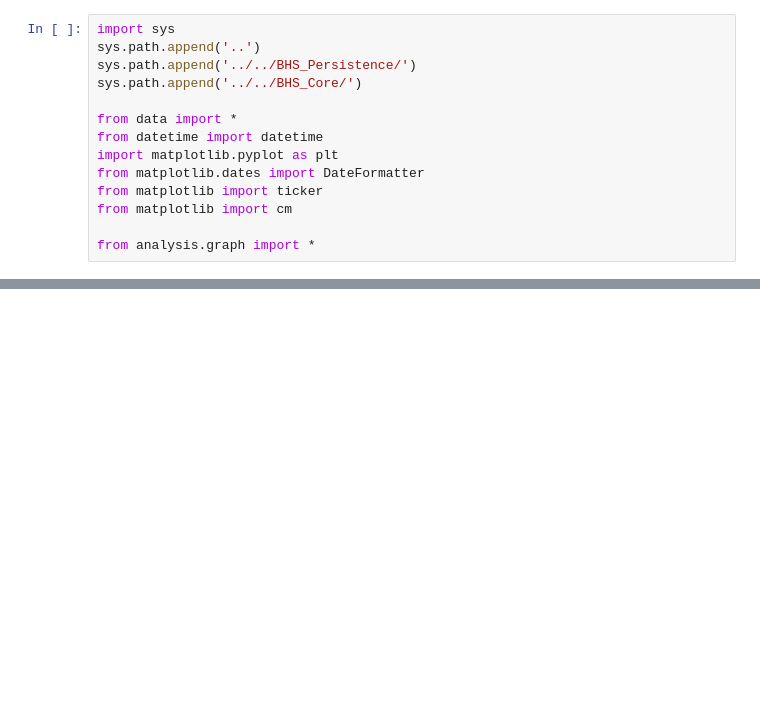
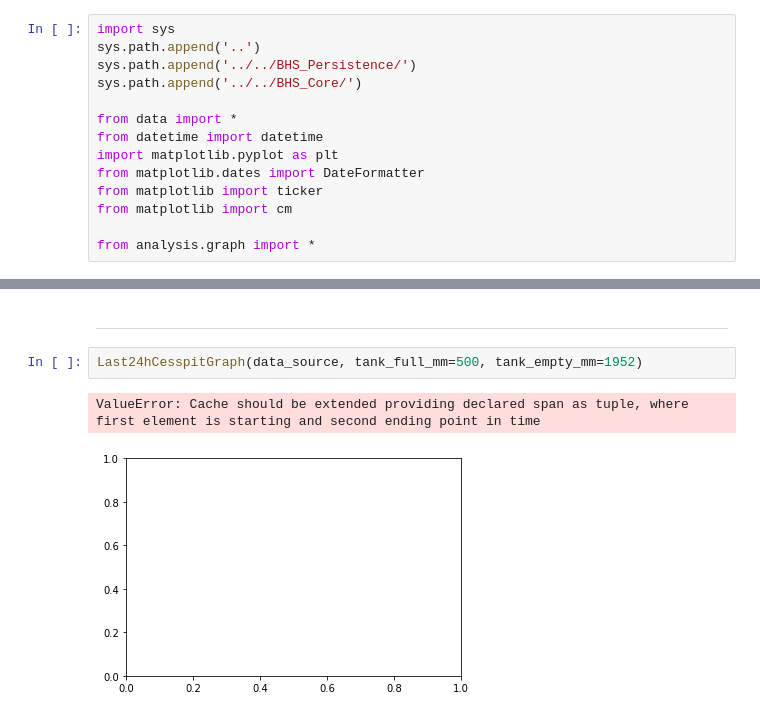
Before and after one commit to konradgrodek/BHS_RestInfo, a Jupyter notebook: analysis/cesspit.ipynb, the cells around one changed output, grey strips where cells are left out. Saved outputs shown, nothing was run; the diff lists cells and outputs as text; blank space fills up the shorter version.

```diff
--- a/analysis/cesspit.ipynb
+++ b/analysis/cesspit.ipynb
@@ -40,0 +43,7 @@ Text(0, 0.5, 'Δ [%]')
+# %% [markdown]
+___
+# %%
+Last24hCesspitGraph(data_source, tank_full_mm=500, tank_empty_mm=1952)
+# %% [output]
+ValueError: Cache should be extended providing declared span as tuple, where first element is starting and second ending point in time
+[figure, added]
```
Also changed, not shown: parts of 3 cells of this notebook, 2 other files.
